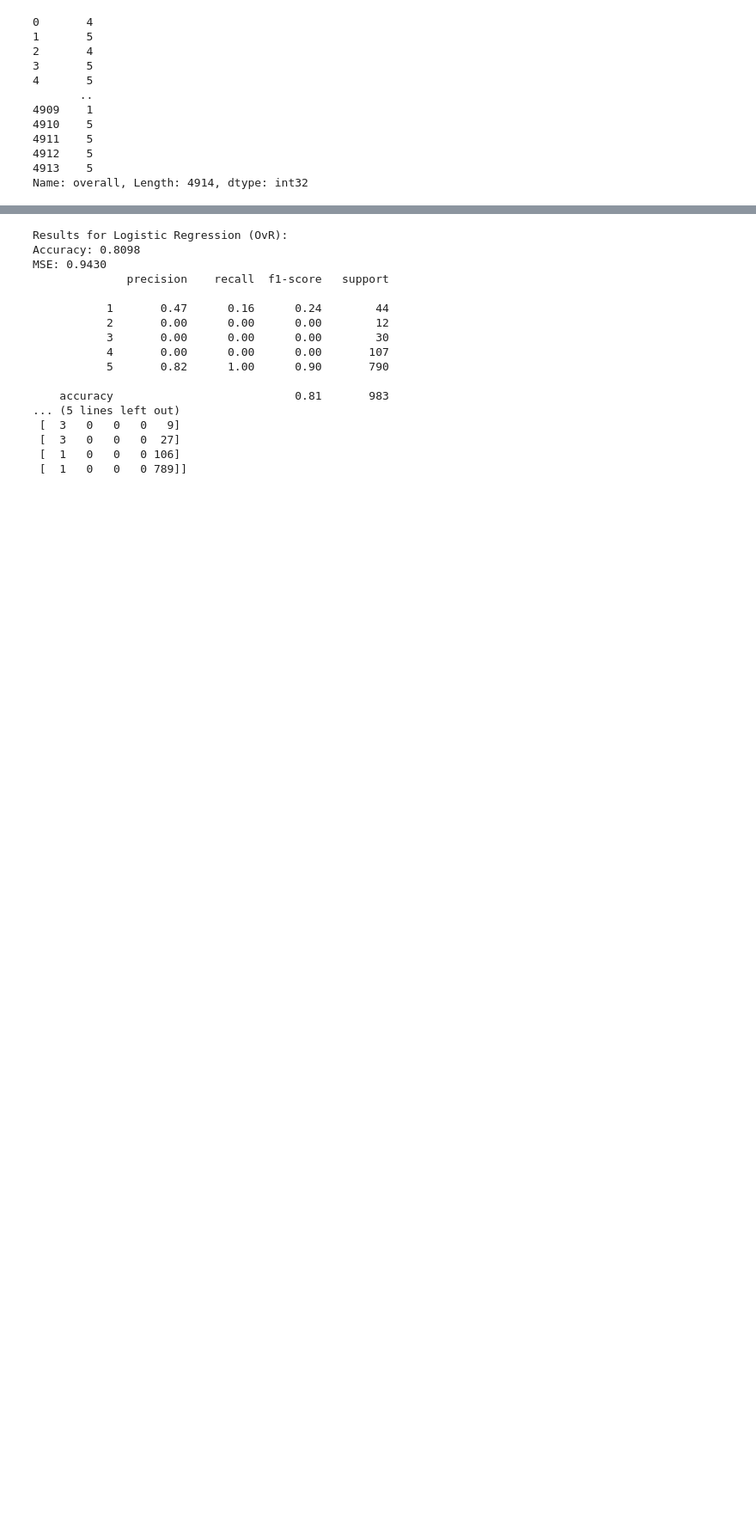
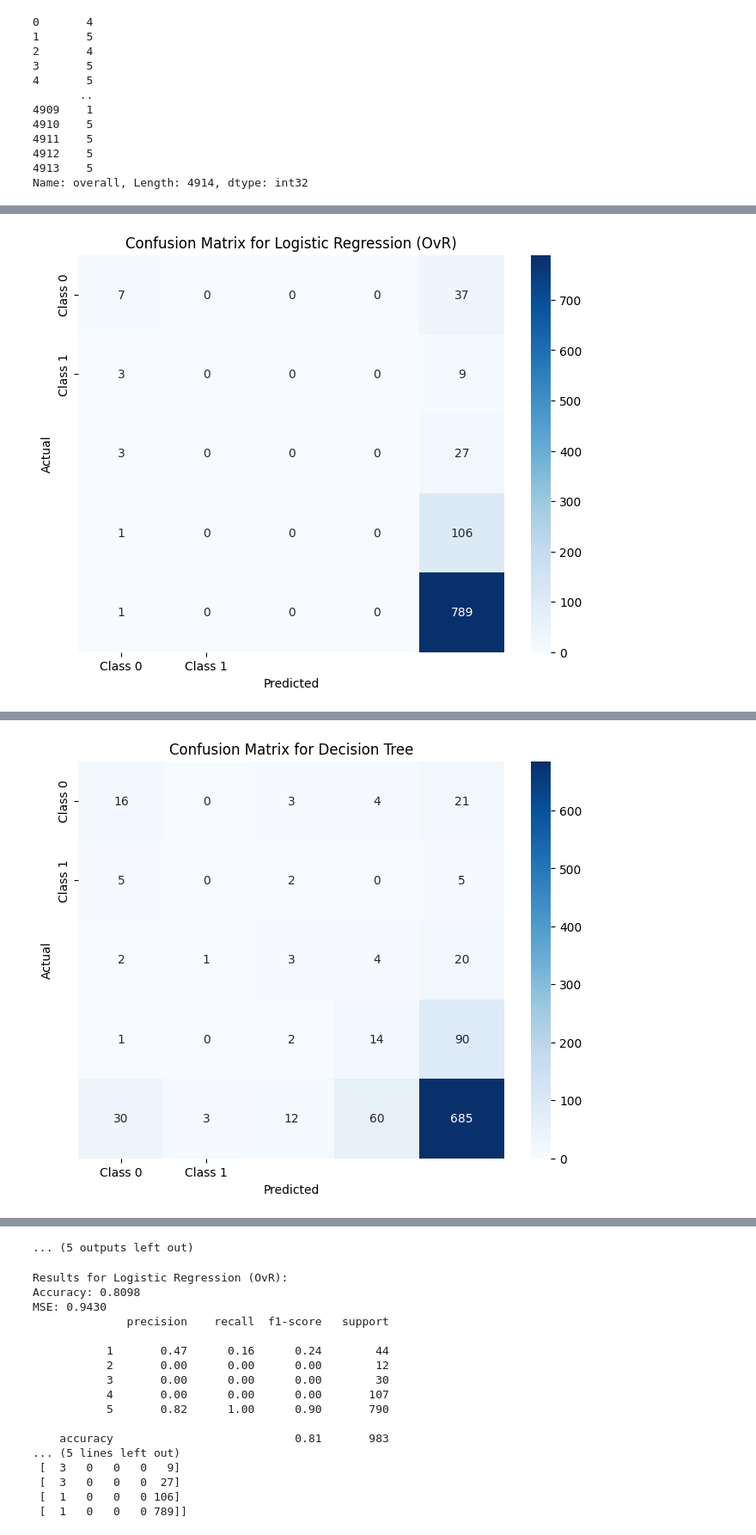
Before and after one commit to DCC-UAB/ACproject-group-10, a Jupyter notebook: MultiClassClassification.ipynb, the cells around one changed output, grey strips where cells are left out. Shown at 86% size. Drawn from its saved outputs; the diff is of its cells as text; code cells hidden in the pictures; blank space fills up the shorter version.

```diff
--- a/MultiClassClassification.ipynb
+++ b/MultiClassClassification.ipynb
@@ -184,0 +85,68 @@ Accuracy: 0.8138
+# %%
+import matplotlib.pyplot as plt
+import seaborn as sns
+from sklearn.metrics import accuracy_score, classification_report, confusion_matrix
+
+# Results dictionary to store evaluation metrics
+results = {}
+
+# Define a function for visualizing the confusion matrix
+def plot_confusion_matrix(cm, model_name):
+    plt.figure(figsize=(8, 6))
+    sns.heatmap(cm, annot=True, fmt="d", cmap="Blues", xticklabels=["Class 0", "Class 1"], yticklabels=["Class 0", "Class 1"])
+    plt.title(f"Confusion Matrix for {model_name}")
+    plt.xlabel('Predicted')
+    plt.ylabel('Actual')
+    plt.show()
+
+# Train and evaluate models
+for model_name, model in models.items():
+    # Train the model
+    model.fit(X_train, y_train)
+
+    # Predict on the test set
+    y_pred = model.predict(X_test)
+
+    # Evaluate performance
+    accuracy = accuracy_score(y_test, y_pred)
+    report = classification_report(y_test, y_pred, output_dict=True)
+    cm = confusion_matrix(y_test, y_pred)
+
+    results[model_name] = {
+        "Accuracy": accuracy,
+        "Precision": report['weighted avg']['precision'],
+        "Recall": report['weighted avg']['recall'],
+        "F1 Score": report['weighted avg']['f1-score']
+    }
+
+    # Print model evaluation details
+    print(f"\nResults for {model_name}:")
+    print(f"Accuracy: {accuracy:.4f}")
+    print(classification_report(y_test, y_pred))
+    print("Confusion Matrix:\n", cm)
+
+    # Plot confusion matrix
+    plot_confusion_matrix(cm, model_name)
+
+# Summarize results in a bar chart
+metrics = ['Accuracy', 'Precision', 'Recall', 'F1 Score']
+model_metrics = {metric: [] for metric in metrics}
+
+for model_name, metrics_dict in results.items():
+    for metric in metrics:
+        model_metrics[metric].append(metrics_dict[metric])
+
+# Create a DataFrame for better handling of the bar chart
+import pandas as pd
+
+df_metrics = pd.DataFrame(model_metrics, index=results.keys())
+
+# Plot the bar chart for model performance
+df_metrics.plot(kind='bar', figsize=(10, 6))
+plt.title("Model Performance Comparison")
+plt.xlabel("Model")
+plt.ylabel("Score")
+plt.xticks(rotation=45)
+plt.tight_layout()
+plt.show()
+# %% [output]
@@ -184,0 +173 @@ Accuracy: 0.8138
+[figure, added]
@@ -184,0 +194 @@ Accuracy: 0.8138
+[figure, added]
@@ -185,3 +279,4 @@ Accuracy: 0.8138
+... (5 outputs left out)
 # %%
 import pandas as pd
 import numpy as np
```
Also changed, not shown: parts of 3 cells of this notebook.
